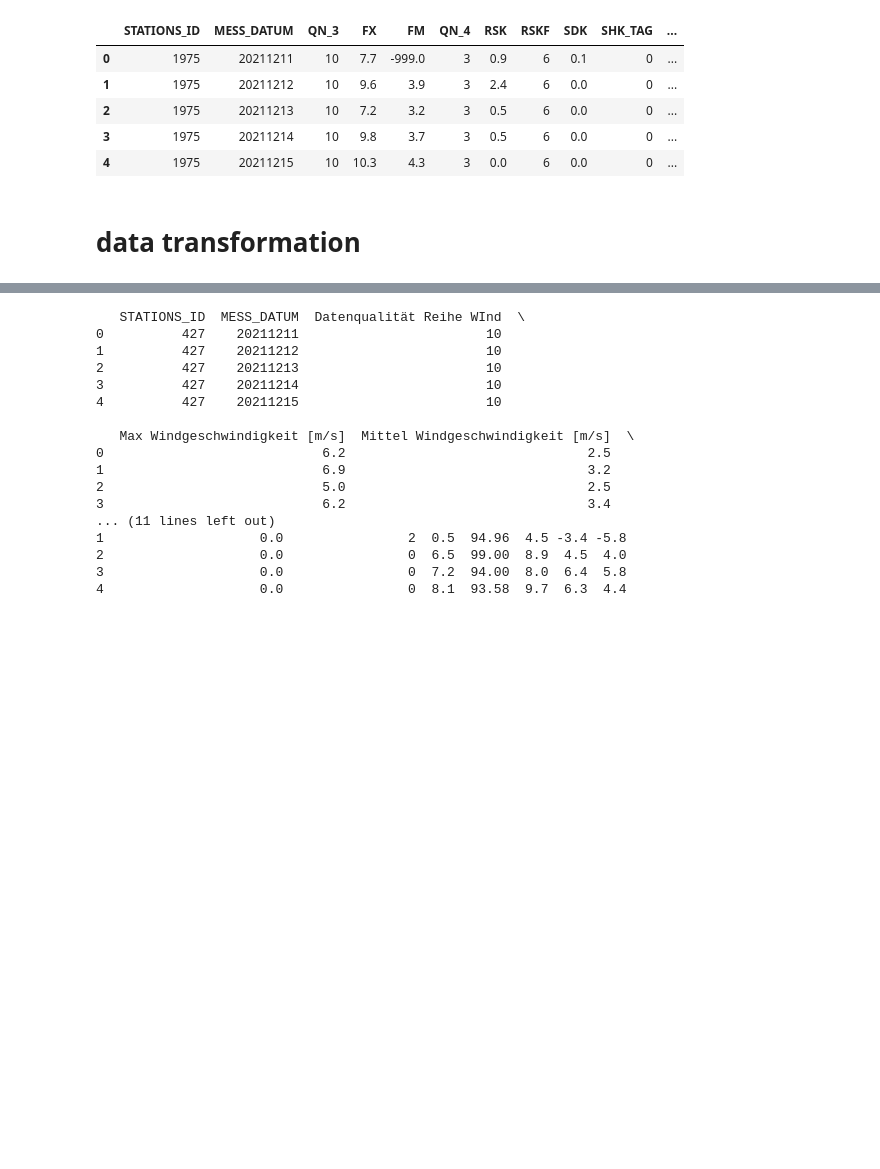
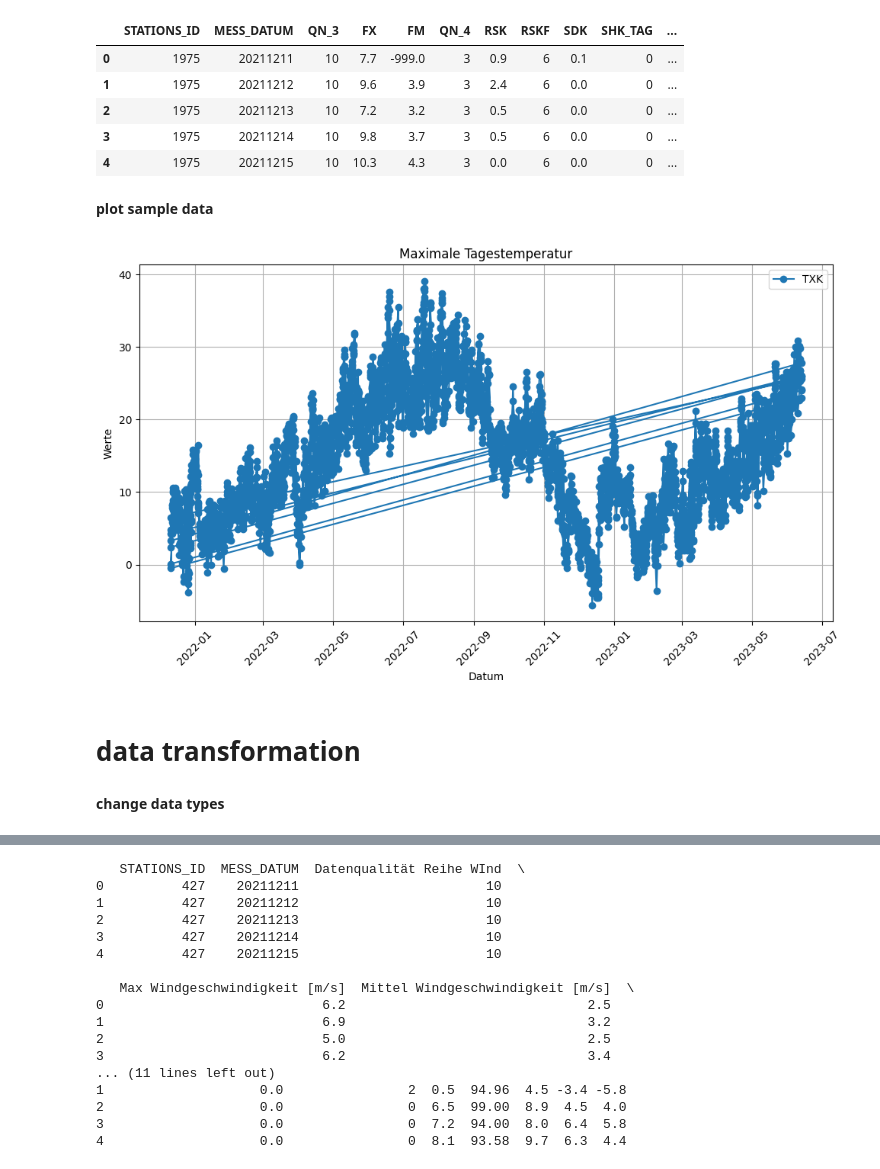
Before and after one commit to packole/ds1_weather_data_ger, a Jupyter notebook: data_preparation_and_transformation/prepare_data.ipynb, the cells around one changed output, grey strips where cells are left out. Cells and saved outputs as stored; diff of their text form; code cells hidden in the pictures; blank space fills up the shorter version.

```diff
--- a/data_preparation_and_transformation/prepare_data.ipynb
+++ b/data_preparation_and_transformation/prepare_data.ipynb
@@ -64,5 +63,33 @@ memory usage: 571.6+ KB
 | 2 | 1975 | 20211213 | 10 | 7.2 | 3.2 | 3 | 0.5 | 6 | 0.0 | 0 | ... |
 | 3 | 1975 | 20211214 | 10 | 9.8 | 3.7 | 3 | 0.5 | 6 | 0.0 | 0 | ... |
 | 4 | 1975 | 20211215 | 10 | 10.3 | 4.3 | 3 | 0.0 | 6 | 0.0 | 0 | ... |
+# %% [markdown]
+**plot sample data**
+# %%
+# create plot (optional)
+plt.figure(figsize=(10, 6))  # Größe des Plots festlegen (optional)
+
+# Spalte1 plotten
+plt.plot(df_combdata_raw['MESS_DATUM'], df_combdata_raw['TXK'], label='TXK', marker='o')
+
+
+
+# Achsenbeschriftungen und Titel hinzufügen (optional)
+plt.xlabel('Datum')
+plt.ylabel('Werte')
+plt.title('Maximale Tagestemperatur')
+
+# Legende hinzufügen
+plt.legend()
+
+# Plot anzeigen
+plt.grid(True)  # Gitterlinien anzeigen (optional)
+plt.xticks(rotation=45)  # x-Achsentick-Beschriftungen drehen (optional)
+plt.tight_layout()  # Plot-Layout optimieren (optional)
+plt.show()
+# %% [output]
+[figure, added]
 # %% [markdown]
 # data transformation
+# %% [markdown]
+**change data types**
```
Also changed, not shown: parts of 3 cells of this notebook, 1 other file.
